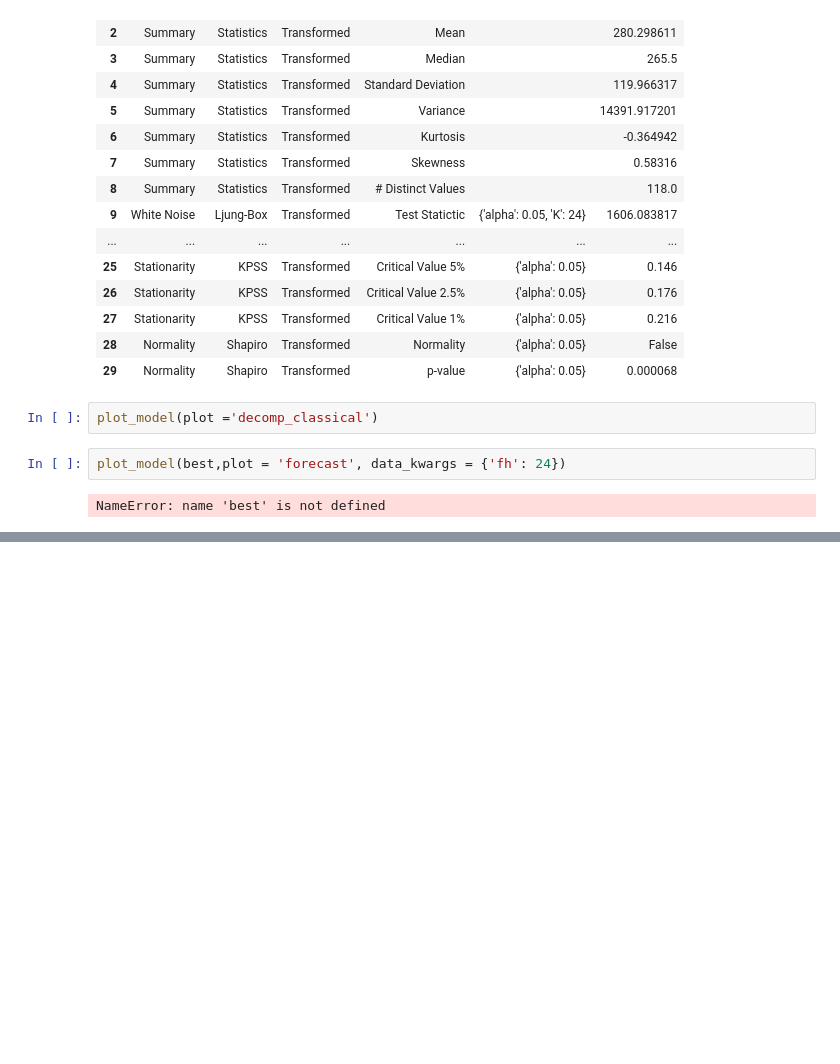
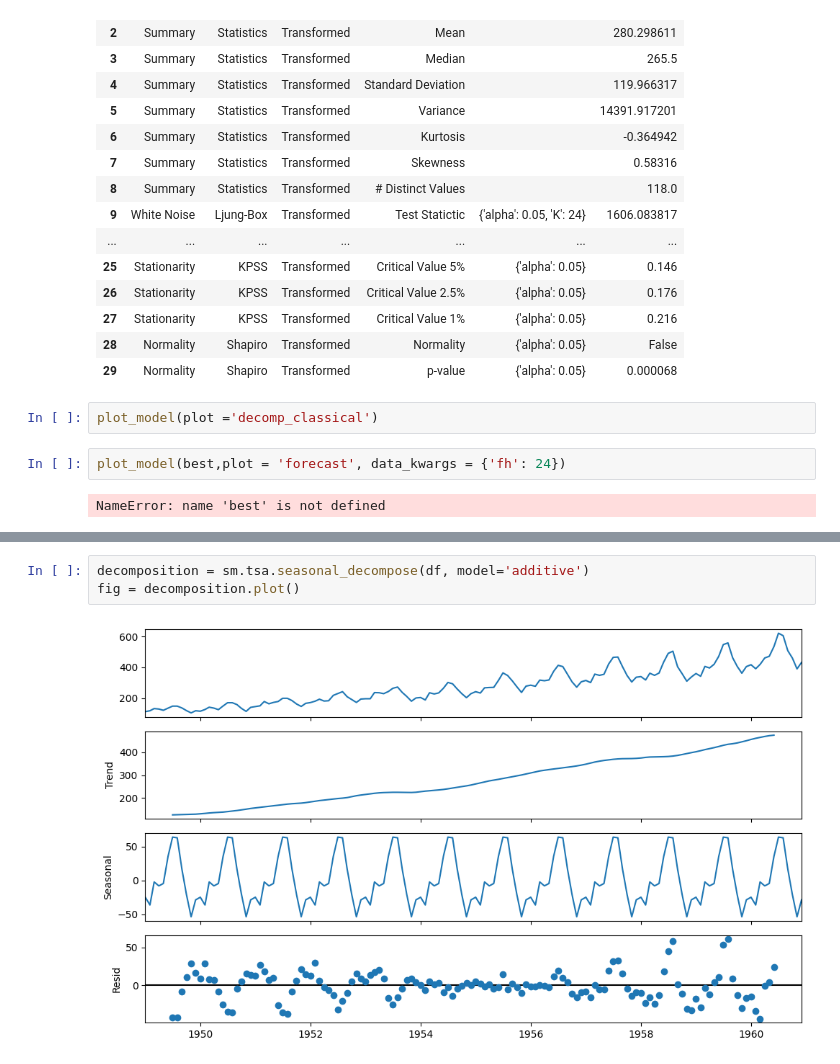
Before and after one commit to jlh28145/Times-Series, a Jupyter notebook: Times Series.ipynb, the cells around one changed output, grey strips where cells are left out. Drawn from its saved outputs; the diff is of its cells as text; blank space fills up the shorter version.

```diff
--- a/Times Series.ipynb
+++ b/Times Series.ipynb
@@ -87,0 +169,5 @@ NameError: name 'best' is not defined
+# %%
+decomposition = sm.tsa.seasonal_decompose(df, model='additive')
+fig = decomposition.plot()
+# %% [output]
+[figure, added]
```
Also changed, not shown: parts of 21 cells of this notebook, 2 other files.
